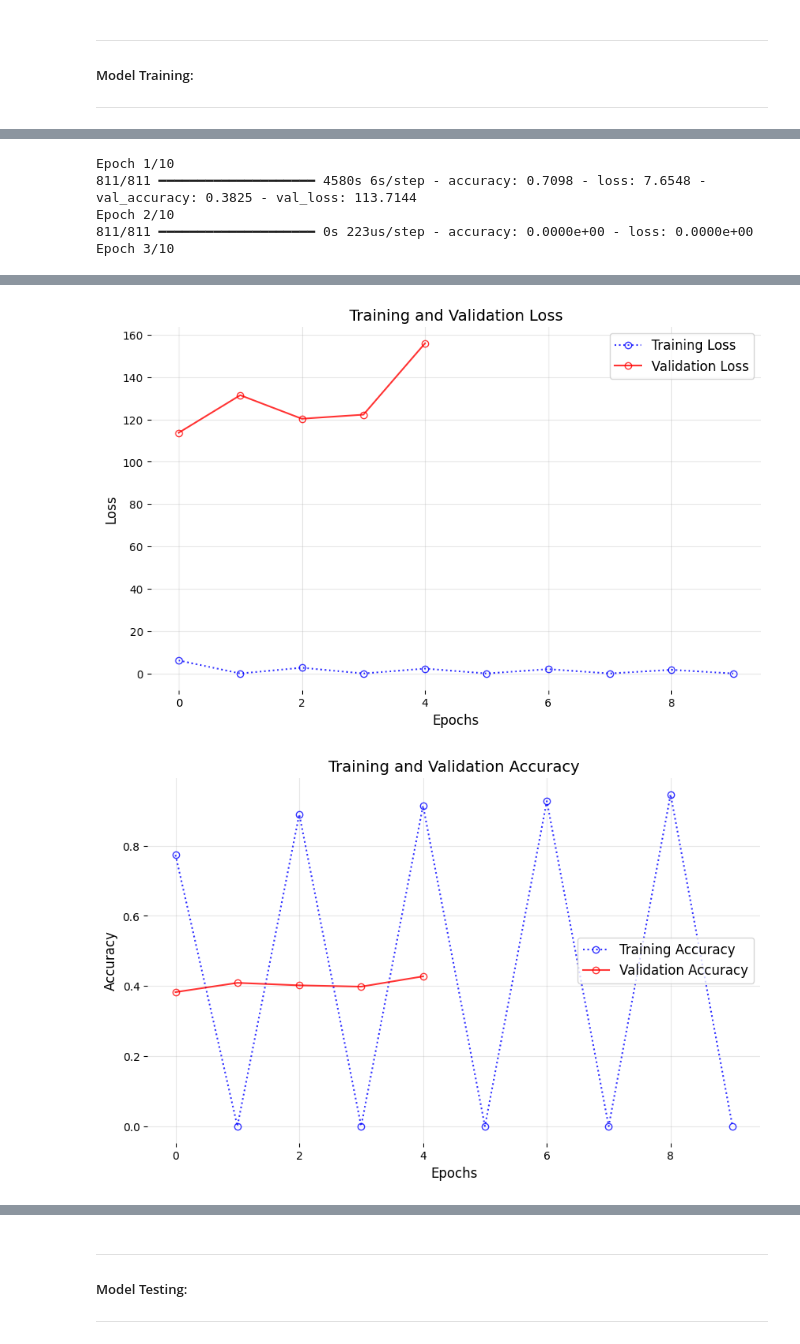
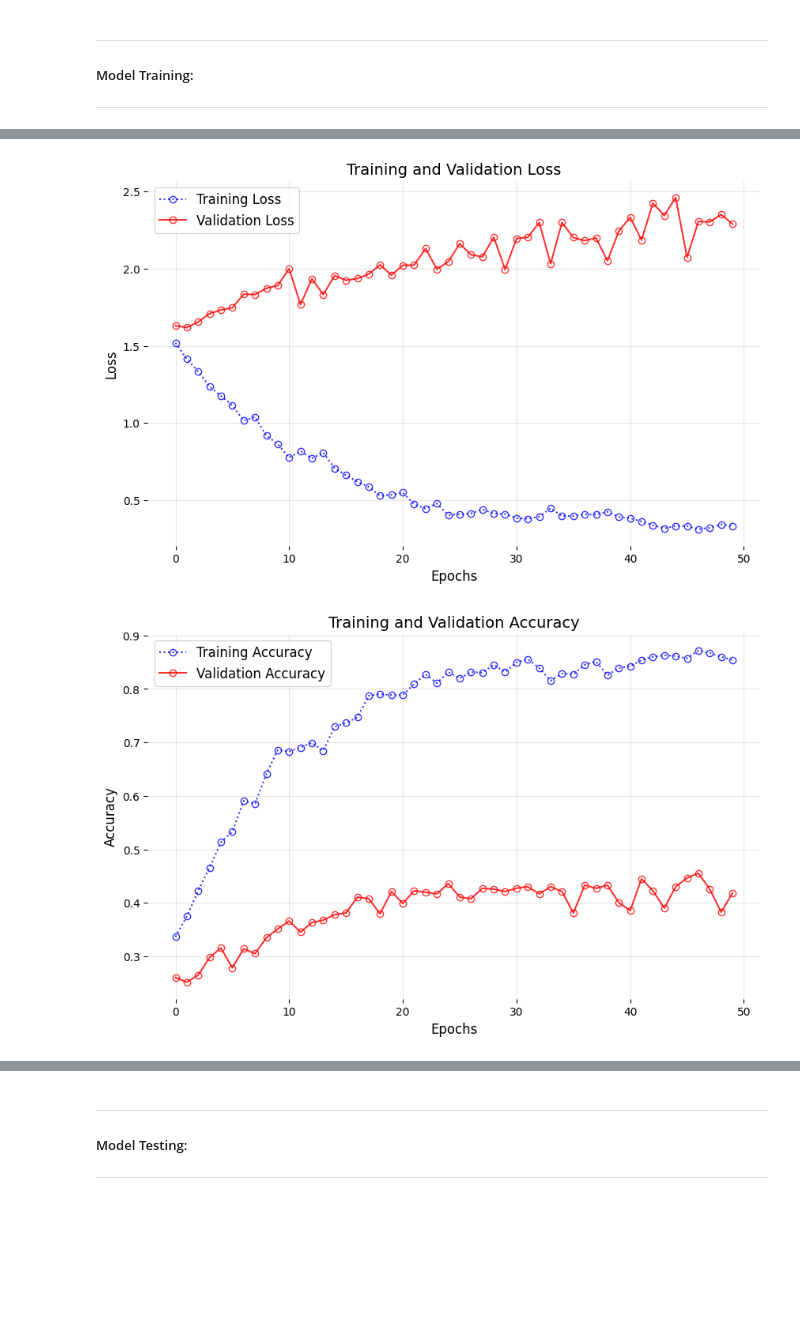
Before and after one commit to jeffock/mri_alz_prog_CNN, a Jupyter notebook: mri_alz_prog.ipynb, the cells around one changed output, grey strips where cells are left out. Drawn from its saved outputs; the diff is of its cells as text; code cells hidden in the pictures; blank space fills up the shorter version.

```diff
--- a/mri_alz_prog.ipynb
+++ b/mri_alz_prog.ipynb
@@ -293,0 +296,12 @@ Sample validation labels: [[0. 0. 1. 0. 0.]
+# %%
+# Train the RNN model
+history = modelRNN.fit(
+    Xtrain_use, Ytrain_onehot,
+    validation_data=(Xtest_use, Ytest_onehot),
+    epochs=50,
+    batch_size=16
+)
+
+# Evaluate the model
+test_loss, test_accuracy = modelRNN.evaluate(Xtest_use, Ytest_onehot)
+print(f"Test Loss: {test_loss}, Test Accuracy: {test_accuracy}")
@@ -294,23 +326,4 @@ Sample validation labels: [[0. 0. 1. 0. 0.]
 # %%
-# Compile and run the model
-model3.compile(optimizer='Adam',loss='categorical_crossentropy',metrics=['accuracy'])
-
-# Calculate step sizes
-import math
-step_size_train = math.ceil(train_generator.n / train_generator.batch_size)
-step_size_val = math.ceil(val_generator.n / val_generator.batch_size)
-
-# Reset generators at the beginning of each epoch
-train_generator.reset()
-val_generator.reset()
-
-history = model3.fit(
-    train_generator,
-    steps_per_epoch=step_size_train,
-    epochs=10,
-    validation_data=val_generator,
-    validation_steps=step_size_val
-)
 
 # Plot Training and Validation Loss
 plt.figure(figsize=(10, 6))
@@ -386,8 +399,3 @@ plt.gca().spines['bottom'].set_visible(False)
 plt.grid(alpha=0.3)
 plt.show()
 # %% [output]
-Epoch 1/10
-811/811 ━━━━━━━━━━━━━━━━━━━━ 4580s 6s/step - accuracy: 0.7098 - loss: 7.6548 - val_accuracy: 0.3825 - val_loss: 113.7144
-Epoch 2/10
-811/811 ━━━━━━━━━━━━━━━━━━━━ 0s 223us/step - accuracy: 0.0000e+00 - loss: 0.0000e+00
-Epoch 3/10
@@ -409,2 +402,2 @@ Epoch 10/10
-[figure, old version]
+[figure, new version]
-[figure, old version]
+[figure, new version]
```
Also changed, not shown: parts of 20 cells of this notebook.
